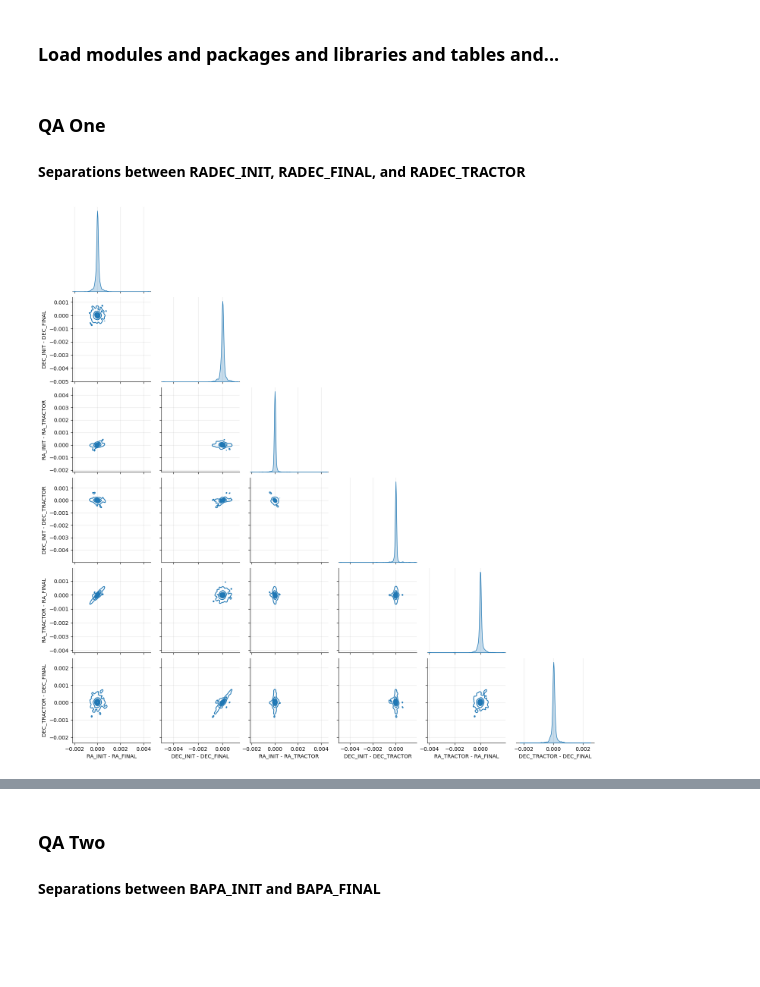
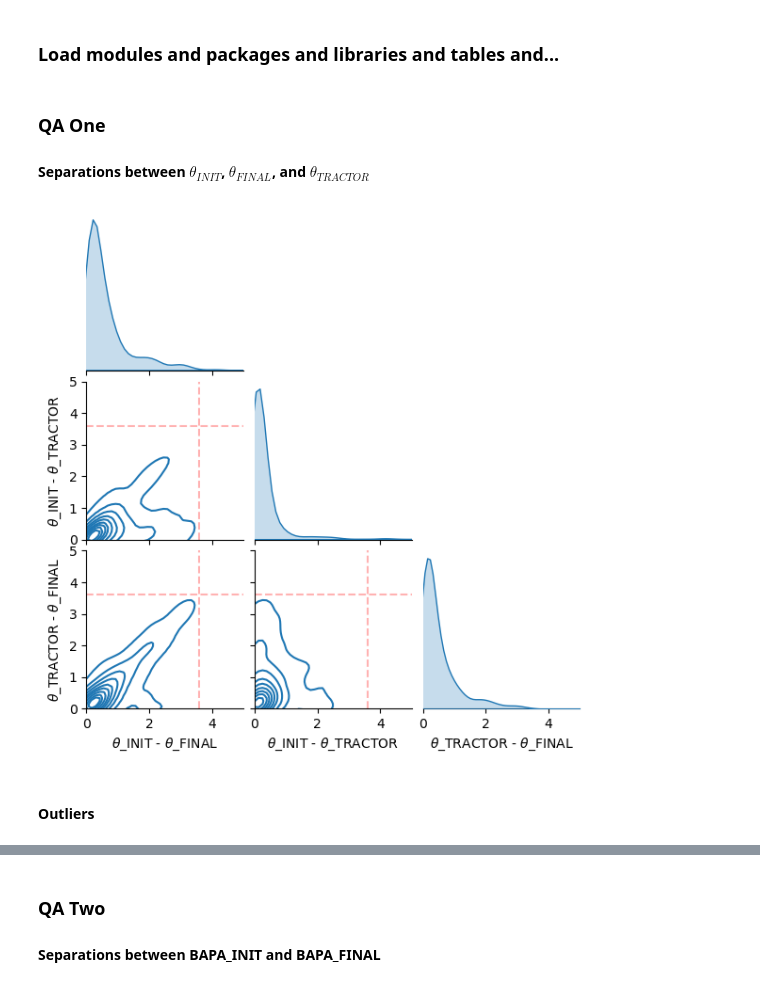
Before and after one commit to gammaspire/wisesize, a Jupyter notebook: SGA2025/SGA2025_test_catalog_1440.ipynb, the cells around one changed output, grey strips where cells are left out. Cells and saved outputs as stored; diff of their text form; code cells hidden in the pictures; blank space fills up the shorter version.

```diff
--- a/SGA2025/SGA2025_test_catalog_1440.ipynb
+++ b/SGA2025/SGA2025_test_catalog_1440.ipynb
@@ -53,7 +53,7 @@ ellipse_tab=Table.read(homedir+'/Desktop/wisesize/SGA2025_tables/SGA2025-ellipse
 tractor_tab=Table.read(homedir+'/Desktop/wisesize/SGA2025_tables/SGA2025-ellipse-v0.2.fits',hdu=2)
 # %% [markdown]
 ### QA One
-#### Separations between RADEC_INIT, RADEC_FINAL, and RADEC_TRACTOR
+#### Separations between $\theta_{INIT}$, $\theta_{FINAL}$, and $\theta_{TRACTOR}$
 # %%
 #ellipse_tab.columns --> RA_INIT, DEC_INIT, RA, DEC, RA_TRACTOR, DEC_TRACTOR
 # %%
@@ -77,23 +79,30 @@ separations = np.asarray(separations)
 import warnings
 warnings.filterwarnings("ignore")
 
-df = pd.DataFrame({'RA_INIT - RA_FINAL': separations[0],
-                'DEC_INIT - DEC_FINAL': separations[1],
-                'RA_INIT - RA_TRACTOR': separations[2],
-                'DEC_INIT - DEC_TRACTOR': separations[3],
-                'RA_TRACTOR - RA_FINAL': separations[4],
-                'DEC_TRACTOR - DEC_FINAL': separations[5]})
+df = pd.DataFrame({r'$\theta$_INIT - $\theta$_FINAL': delta_theta_init_final,
+                r'$\theta$_INIT - $\theta$_TRACTOR': delta_theta_init_tractor,
+                r'$\theta$_TRACTOR - $\theta$_FINAL': delta_theta_tractor_final})
+
+#convert to arcseconds
+df_arcsec = df * 3600
 # %%
-p = sns.pairplot(df, corner=True, kind="kde", plot_kws={'levels':10})
+p = sns.pairplot(df_arcsec, corner=True, height=2, kind='kde', diag_kind='kde')
 
-for ax in p.axes.flat:
-    if ax is not None:
-        #ax.axvline(0, color='red',ls='--',alpha=0.3)
-        #ax.axhline(0, color='red',ls='--',alpha=0.3)
-        ax.grid(alpha=0.3)
+axes_flatten = [ax for ax in p.axes.flat if ax is not None]
+
+for i, ax in enumerate(axes_flatten):
+    if i not in [0, 2, 5]:
+        ax.axhline(3.6, color='red', ls='--', alpha=0.3)
+        ax.axvline(3.6, color='red', ls='--', alpha=0.3)
+
+    ax.set_xlim(0, 5)
+    ax.set_ylim(0, 5)
+
 plt.show()
 # %% [output]
-[figure, old version]
+[figure, new version]
+# %% [markdown]
+#### Outliers
 # %%
 for column in df.columns:
     sep_flag=(df[column]>0.001)
```
Also changed, not shown: parts of 20 cells of this notebook, 1 other file.
